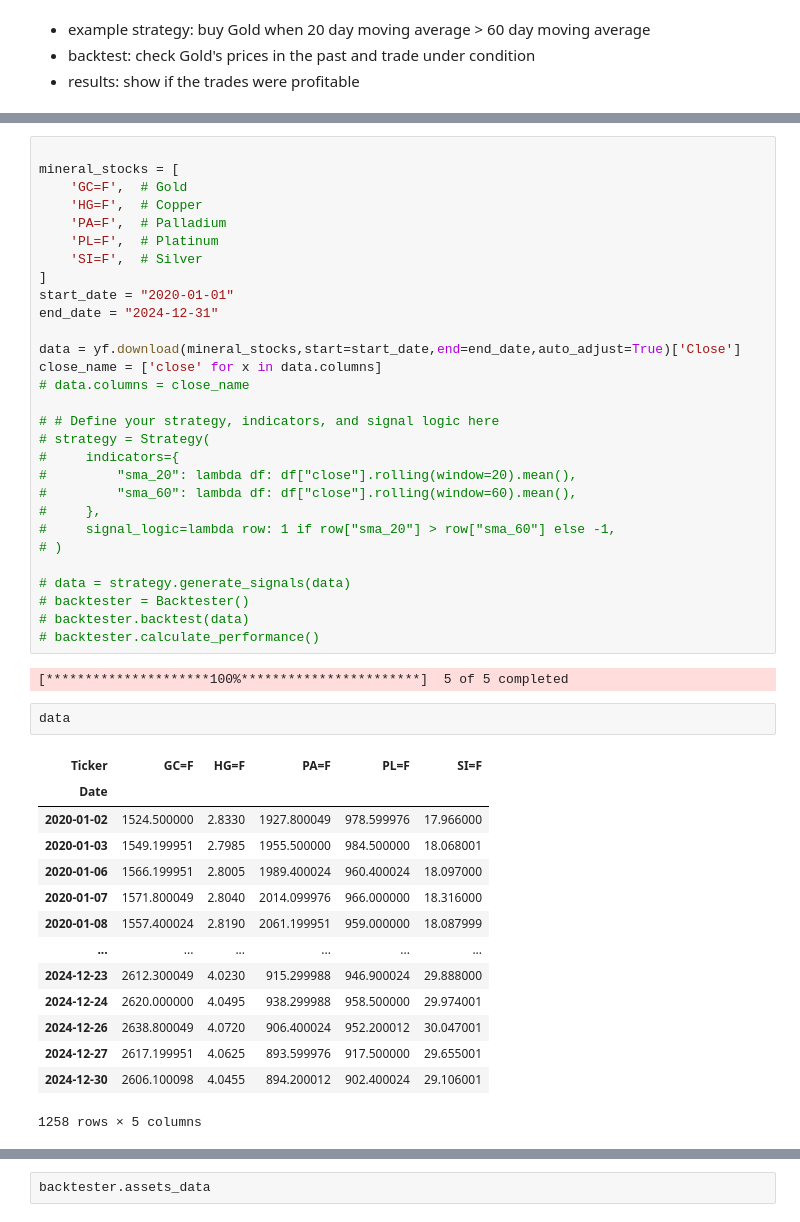
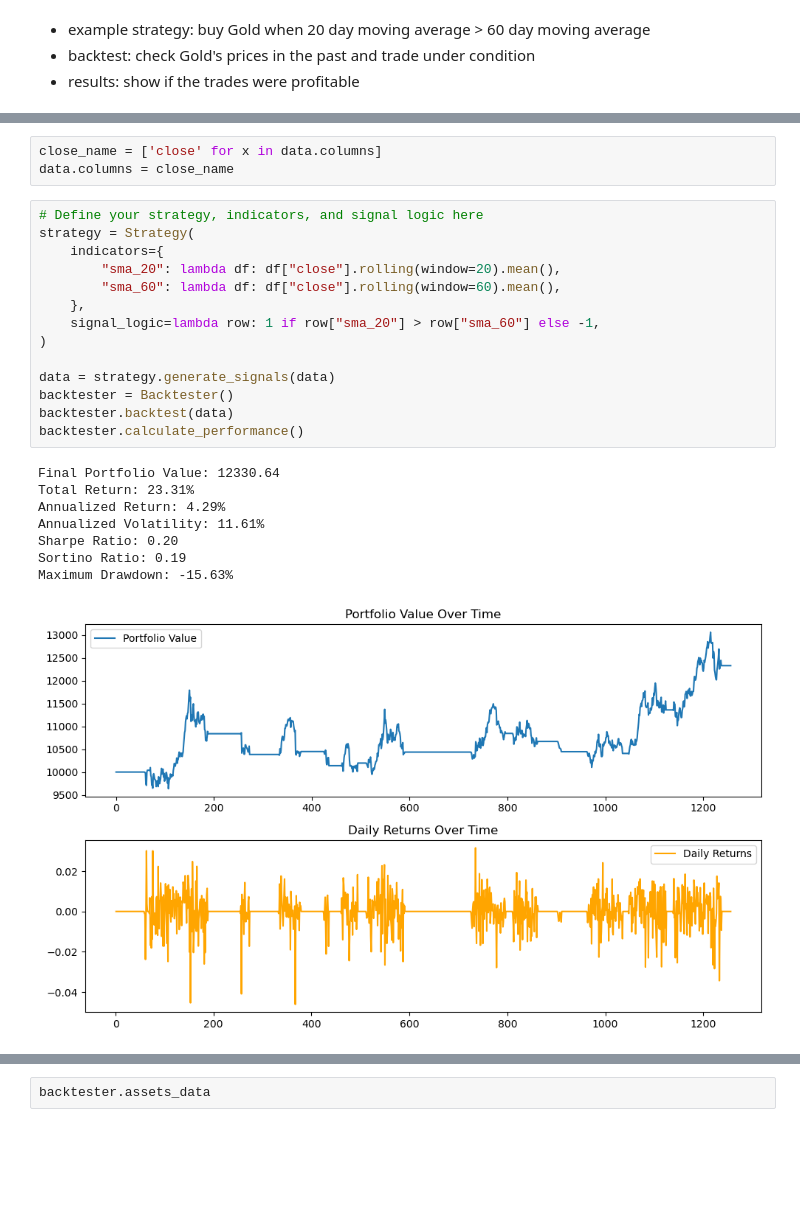
Before and after one commit to GeronimoBWalker/commodity, a Jupyter notebook: Backtest/backtest.ipynb, the cells around one changed output, grey strips where cells are left out. Drawn from its saved outputs; the diff is of its cells as text; blank space fills up the shorter version.

Commit message:
signals

```diff
--- a/Backtest/backtest.ipynb
+++ b/Backtest/backtest.ipynb
@@ -24,48 +39,26 @@ from backtester import Strategy
+# %%
+close_name = ['close' for x in data.columns]
+data.columns = close_name
 # %%
+# Define your strategy, indicators, and signal logic here
+strategy = Strategy(
+    indicators={
+        "sma_20": lambda df: df["close"].rolling(window=20).mean(),
+        "sma_60": lambda df: df["close"].rolling(window=60).mean(),
+    },
+    signal_logic=lambda row: 1 if row["sma_20"] > row["sma_60"] else -1,
+)
 
-mineral_stocks = [
-    'GC=F',  # Gold
-    'HG=F',  # Copper
-    'PA=F',  # Palladium
-    'PL=F',  # Platinum
-    'SI=F',  # Silver
-]
-start_date = "2020-01-01"
-end_date = "2024-12-31"
-
-data = yf.download(mineral_stocks,start=start_date,end=end_date,auto_adjust=True)['Close']
-close_name = ['close' for x in data.columns]
-# data.columns = close_name
-
-# # Define your strategy, indicators, and signal logic here
-# strategy = Strategy(
-#     indicators={
-#         "sma_20": lambda df: df["close"].rolling(window=20).mean(),
-#         "sma_60": lambda df: df["close"].rolling(window=60).mean(),
-#     },
-#     signal_logic=lambda row: 1 if row["sma_20"] > row["sma_60"] else -1,
-# )
-
-# data = strategy.generate_signals(data)
-# backtester = Backtester()
-# backtester.backtest(data)
-# backtester.calculate_performance()
+data = strategy.generate_signals(data)
+backtester = Backtester()
+backtester.backtest(data)
+backtester.calculate_performance()
 # %% [output]
-[*********************100%***********************]  5 of 5 completed
+Final Portfolio Value: 12330.64
+Total Return: 23.31%
+Annualized Return: 4.29%
+Annualized Volatility: 11.61%
+Sharpe Ratio: 0.20
+Sortino Ratio: 0.19
+Maximum Drawdown: -15.63%
+[figure, added]
-# %%
-data
-# %% [output]
-| Ticker | GC=F | HG=F | PA=F | PL=F | SI=F |
-| Date |  |  |  |  |  |
-| 2020-01-02 | 1524.500000 | 2.8330 | 1927.800049 | 978.599976 | 17.966000 |
-| 2020-01-03 | 1549.199951 | 2.7985 | 1955.500000 | 984.500000 | 18.068001 |
-| 2020-01-06 | 1566.199951 | 2.8005 | 1989.400024 | 960.400024 | 18.097000 |
-| 2020-01-07 | 1571.800049 | 2.8040 | 2014.099976 | 966.000000 | 18.316000 |
-| 2020-01-08 | 1557.400024 | 2.8190 | 2061.199951 | 959.000000 | 18.087999 |
-| ... | ... | ... | ... | ... | ... |
-| 2024-12-23 | 2612.300049 | 4.0230 | 915.299988 | 946.900024 | 29.888000 |
-| 2024-12-24 | 2620.000000 | 4.0495 | 938.299988 | 958.500000 | 29.974001 |
-| 2024-12-26 | 2638.800049 | 4.0720 | 906.400024 | 952.200012 | 30.047001 |
-| 2024-12-27 | 2617.199951 | 4.0625 | 893.599976 | 917.500000 | 29.655001 |
-| 2024-12-30 | 2606.100098 | 4.0455 | 894.200012 | 902.400024 | 29.106001 |
-1258 rows × 5 columns
```
Also changed, not shown: parts of 8 cells of this notebook, 3 other files.
